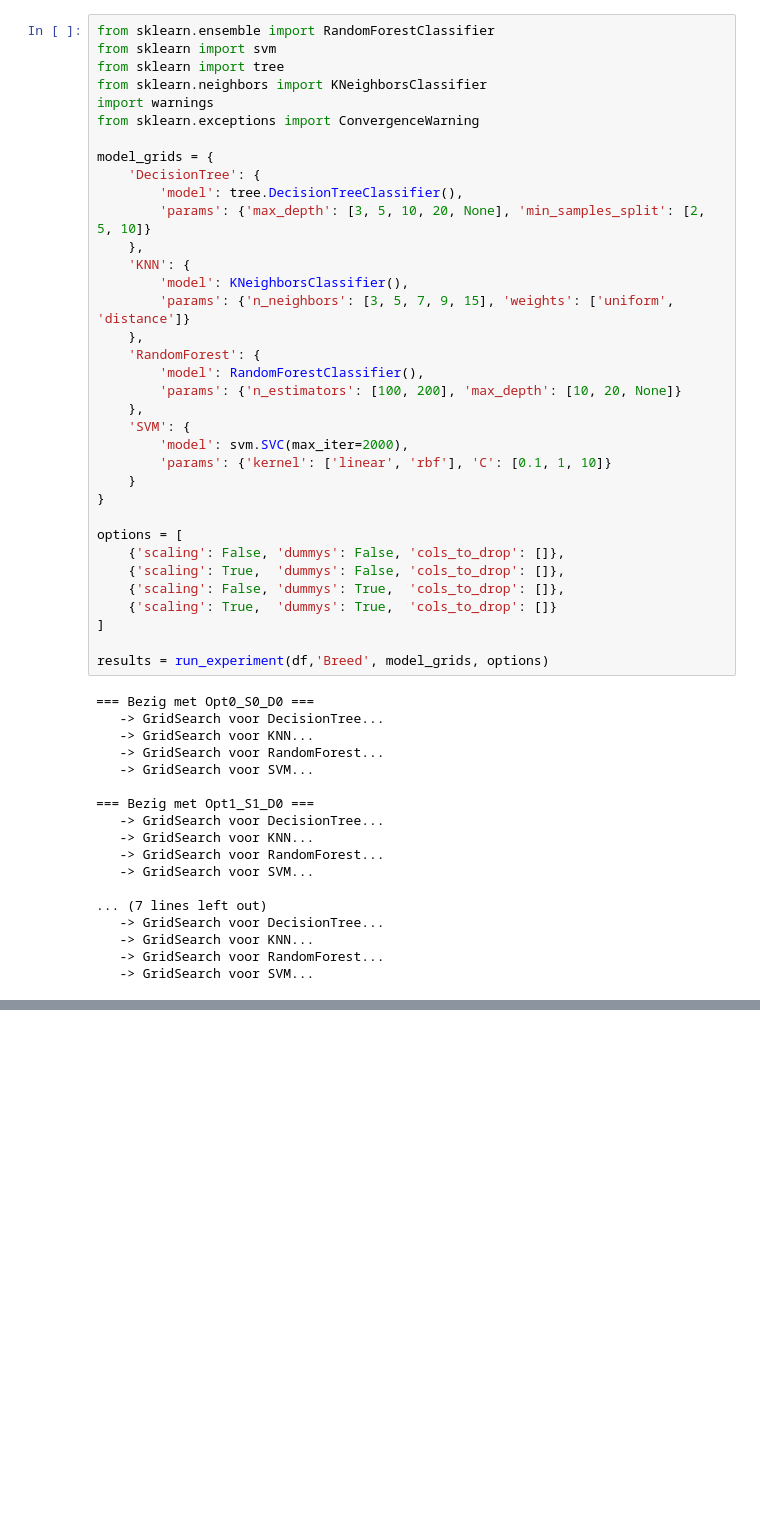
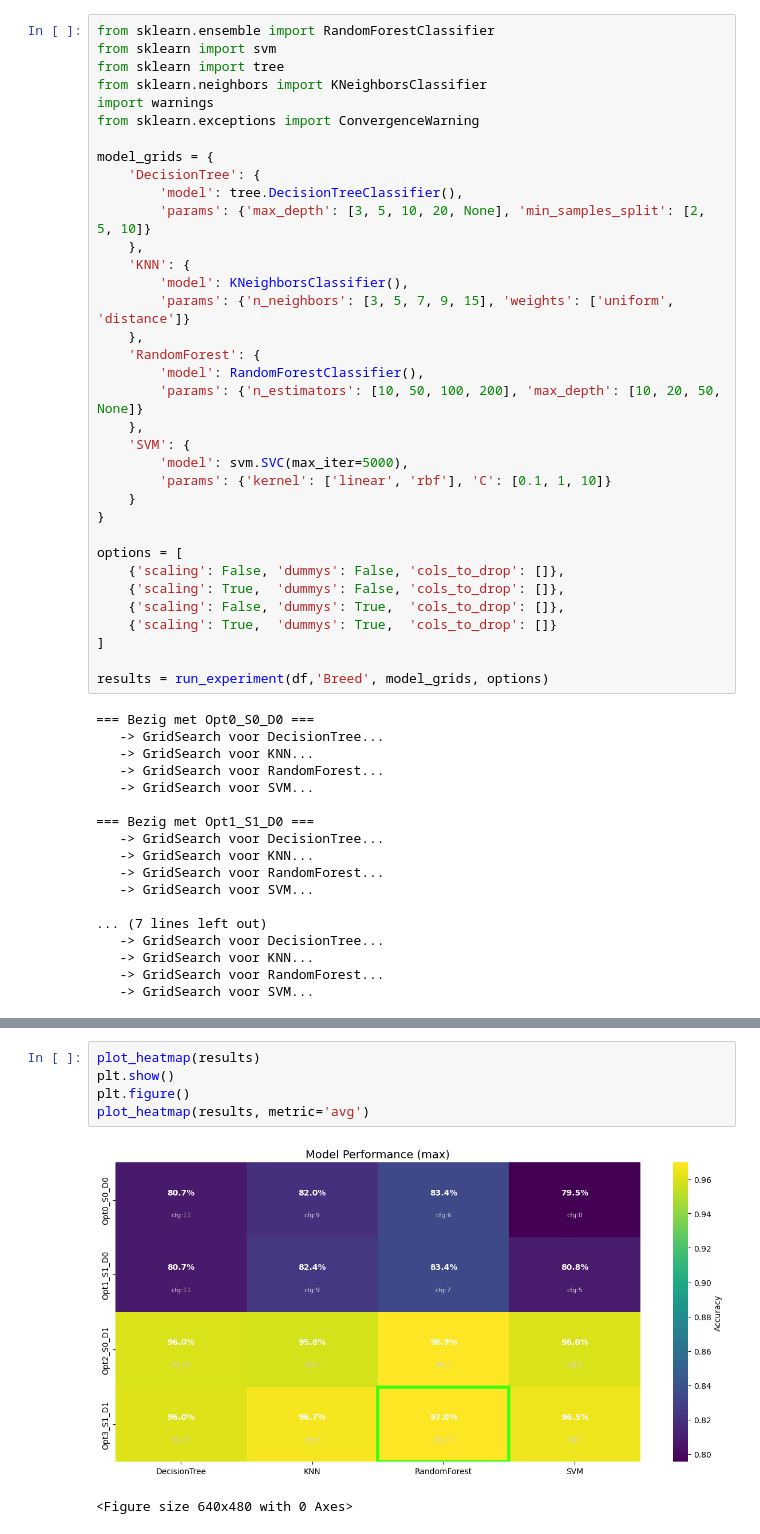
Before and after one commit to niboR13s/Data-science-code, a Jupyter notebook: Homework/Week_02/Classification/01_Dog_breed_classification.ipynb, the cells around one changed output, grey strips where cells are left out. Drawn from its saved outputs; the diff is of its cells as text; blank space fills up the shorter version.

```diff
--- a/Homework/Week_02/Classification/01_Dog_breed_classification.ipynb
+++ b/Homework/Week_02/Classification/01_Dog_breed_classification.ipynb
@@ -500,10 +500,10 @@ model_grids = {
     },
     'RandomForest': {
         'model': RandomForestClassifier(),
-        'params': {'n_estimators': [100, 200], 'max_depth': [10, 20, None]}
+        'params': {'n_estimators': [10, 50, 100, 200], 'max_depth': [10, 20, 50, None]}
     },
     'SVM': {
-        'model': svm.SVC(max_iter=2000),
+        'model': svm.SVC(max_iter=5000),
         'params': {'kernel': ['linear', 'rbf'], 'C': [0.1, 1, 10]}
     }
 }
@@ -638,0 +760,8 @@ def plot_heatmap(all_results, metric='max', target_model=None):
+# %%
+plot_heatmap(results)
+plt.show()
+plt.figure()
+plot_heatmap(results, metric='avg')
+# %% [output]
+[figure, added]
+<Figure size 640x480 with 0 Axes>
```
Also changed, not shown: parts of 8 cells of this notebook, 2 other files.
